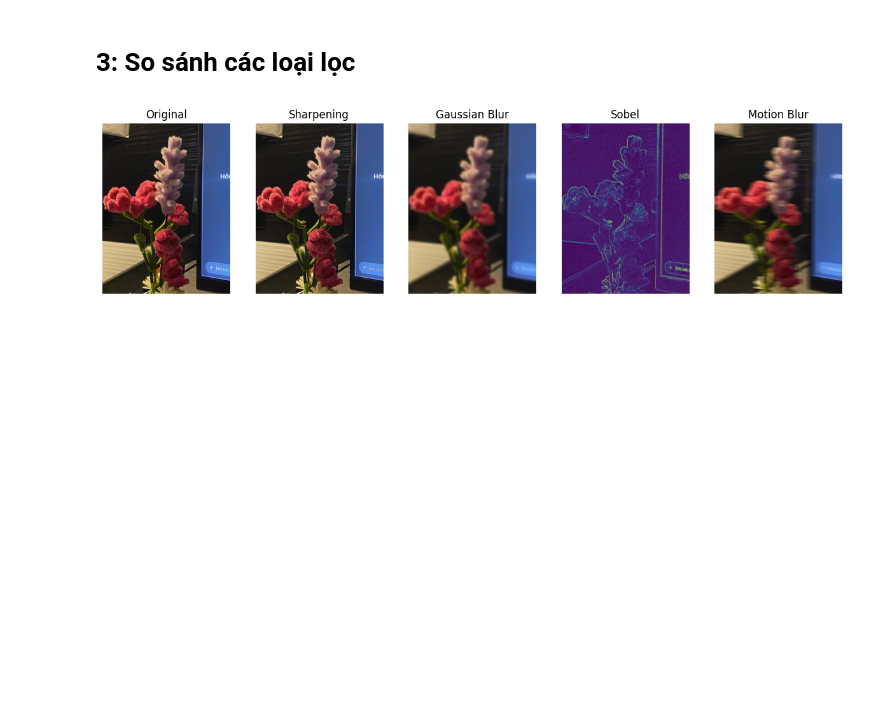
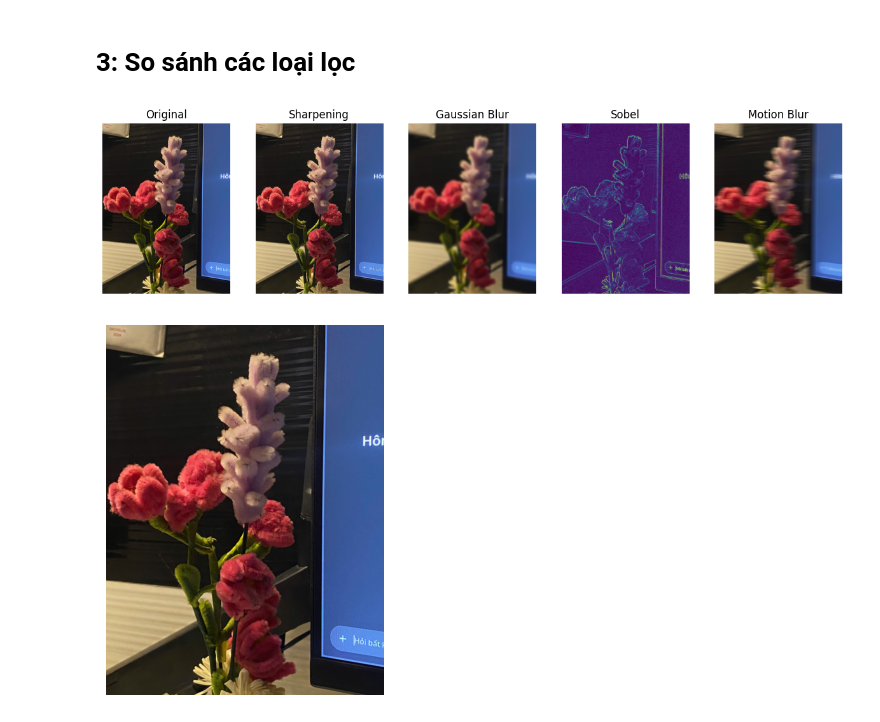
Before and after one commit to ngynqt/cv_learning, a Jupyter notebook: Chap2/Lab_2.1.ipynb, the cells around one changed output. Drawn from its saved outputs; the diff is of its cells as text; code cells hidden in the pictures; blank space fills up the shorter version.

```diff
--- a/Chap2/Lab_2.1.ipynb
+++ b/Chap2/Lab_2.1.ipynb
@@ -262,3 +262,12 @@ plt.axis('off')
 plt.show()
 # %% [output]
 [figure]
+# %%
+ksize_median = 5
+median_filtered = cv2.medianBlur(img_rgb, ksize_median)
+
+plt.imshow(median_filtered)
+plt.axis('off')
+plt.show()
+# %% [output]
+[figure, added]
```
Also changed, not shown: parts of 2 cells of this notebook, 25 other files.
